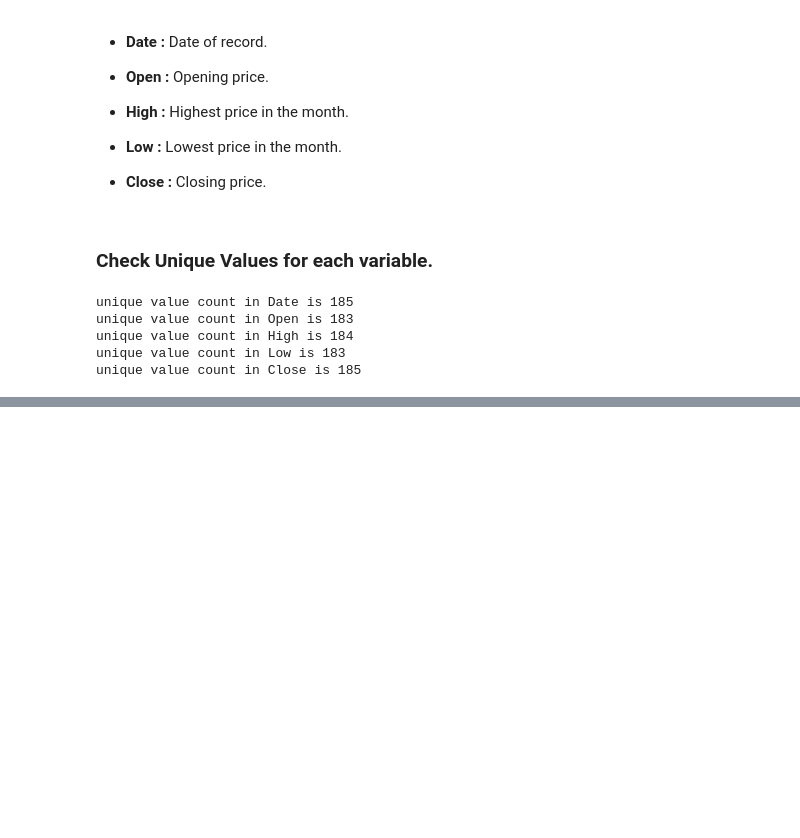
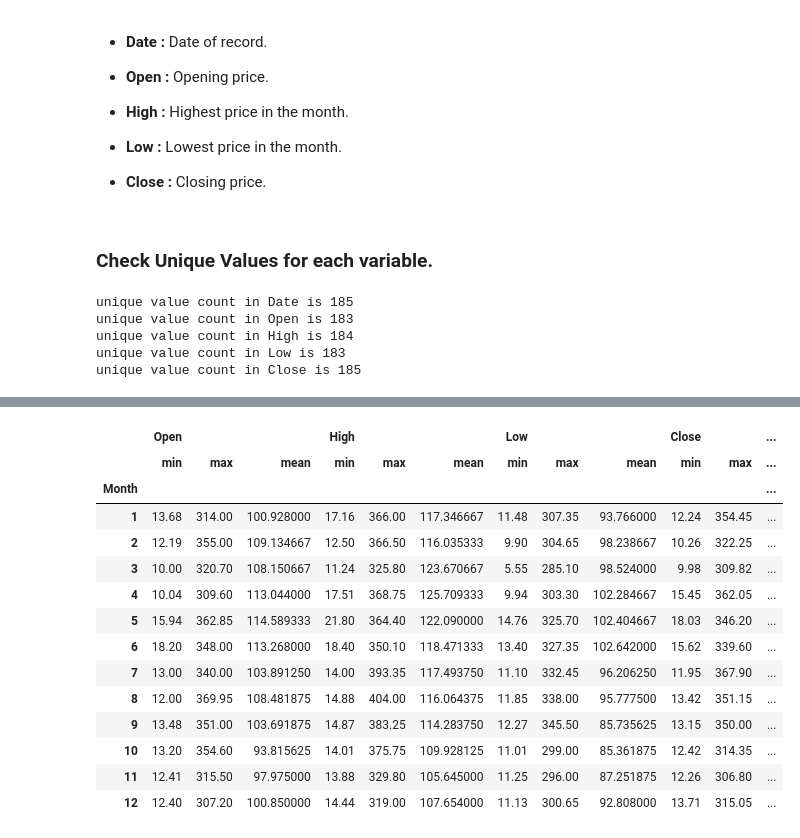
Before and after one commit to kuldeep-sngh/Yes-Bank-Stock-Closing-Price-Prediction, a Jupyter notebook: Yes_Bank_Stock_Closing_Price_Prediction.ipynb, the cells around one changed output, grey strips where cells are left out. Saved outputs shown, nothing was run; the diff lists cells and outputs as text; code cells hidden in the pictures; blank space fills up the shorter version.

```diff
--- a/Yes_Bank_Stock_Closing_Price_Prediction.ipynb
+++ b/Yes_Bank_Stock_Closing_Price_Prediction.ipynb
@@ -212,0 +378,19 @@ unique value count in Close is 185
+# %%
+# check min, max and mean prices for each Month
+df.groupby('Month').aggregate({'Open' : [min, max, 'mean'], 'High' : [min, max, 'mean'], 'Low' : [min, max, 'mean'], 'Close' : [min, max, 'mean']})
+# %% [output]
+|  | Open |  |  | High |  |  | Low |  |  | Close |  | ... |
+|  | min | max | mean | min | max | mean | min | max | mean | min | max | ... |
+| Month |  |  |  |  |  |  |  |  |  |  |  | ... |
+| 1 | 13.68 | 314.00 | 100.928000 | 17.16 | 366.00 | 117.346667 | 11.48 | 307.35 | 93.766000 | 12.24 | 354.45 | ... |
+| 2 | 12.19 | 355.00 | 109.134667 | 12.50 | 366.50 | 116.035333 | 9.90 | 304.65 | 98.238667 | 10.26 | 322.25 | ... |
+| 3 | 10.00 | 320.70 | 108.150667 | 11.24 | 325.80 | 123.670667 | 5.55 | 285.10 | 98.524000 | 9.98 | 309.82 | ... |
+| 4 | 10.04 | 309.60 | 113.044000 | 17.51 | 368.75 | 125.709333 | 9.94 | 303.30 | 102.284667 | 15.45 | 362.05 | ... |
+| 5 | 15.94 | 362.85 | 114.589333 | 21.80 | 364.40 | 122.090000 | 14.76 | 325.70 | 102.404667 | 18.03 | 346.20 | ... |
+| 6 | 18.20 | 348.00 | 113.268000 | 18.40 | 350.10 | 118.471333 | 13.40 | 327.35 | 102.642000 | 15.62 | 339.60 | ... |
+| 7 | 13.00 | 340.00 | 103.891250 | 14.00 | 393.35 | 117.493750 | 11.10 | 332.45 | 96.206250 | 11.95 | 367.90 | ... |
+| 8 | 12.00 | 369.95 | 108.481875 | 14.88 | 404.00 | 116.064375 | 11.85 | 338.00 | 95.777500 | 13.42 | 351.15 | ... |
+| 9 | 13.48 | 351.00 | 103.691875 | 14.87 | 383.25 | 114.283750 | 12.27 | 345.50 | 85.735625 | 13.15 | 350.00 | ... |
+| 10 | 13.20 | 354.60 | 93.815625 | 14.01 | 375.75 | 109.928125 | 11.01 | 299.00 | 85.361875 | 12.42 | 314.35 | ... |
+| 11 | 12.41 | 315.50 | 97.975000 | 13.88 | 329.80 | 105.645000 | 11.25 | 296.00 | 87.251875 | 12.26 | 306.80 | ... |
+| 12 | 12.40 | 307.20 | 100.850000 | 14.44 | 319.00 | 107.654000 | 11.13 | 300.65 | 92.808000 | 13.71 | 315.05 | ... |
```
Also changed, not shown: parts of 26 cells of this notebook.
